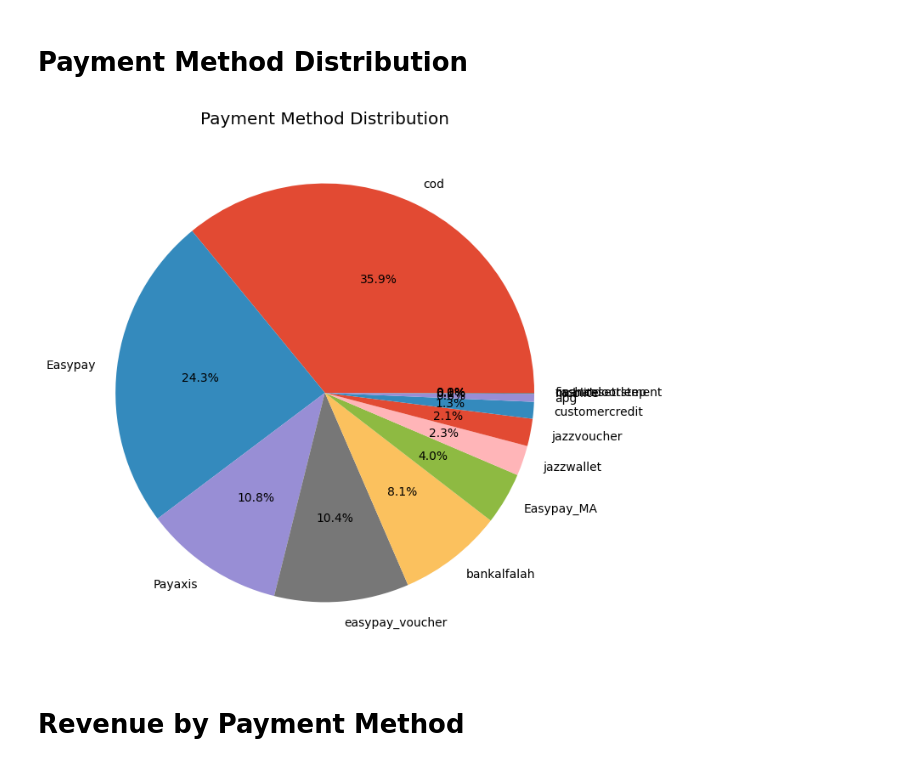
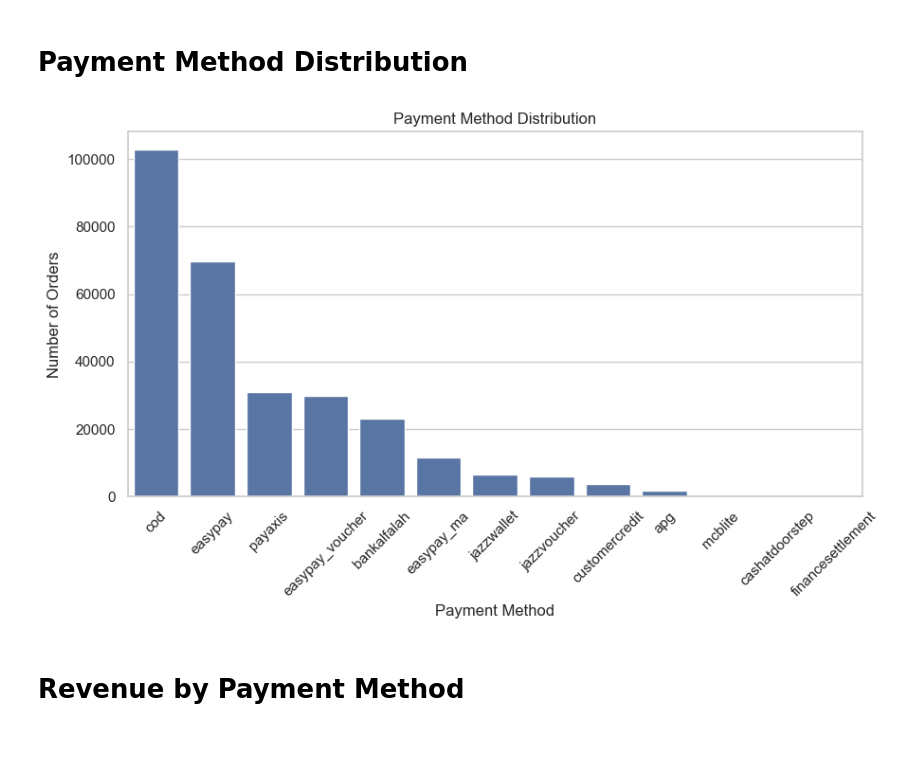
Before and after one commit to fanta2k5/PRO2291_duantotnghiep1, a Jupyter notebook: notebooks/Visualization/promotion_dashboard.ipynb, the cells around one changed output. Saved outputs shown, nothing was run; the diff lists cells and outputs as text; code cells hidden in the pictures.

```diff
--- a/notebooks/Visualization/promotion_dashboard.ipynb
+++ b/notebooks/Visualization/promotion_dashboard.ipynb
@@ -189,28 +97,27 @@ plt.show()
 # %% [markdown]
 # Payment Method Distribution
-# %%
-# ==========================================
-# PHÂN BỐ PHƯƠNG THỨC THANH TOÁN
-# ==========================================
-
-payment_count = (
-    df["payment_method"]
-      .value_counts()
-)
-
-plt.figure(figsize=(8,8))
-
-plt.pie(
-    payment_count,
-    labels=payment_count.index,
-    autopct="%1.1f%%"
-)
-
-plt.title("Payment Method Distribution")
-
-plt.show()
-# %% [output]
-[figure, removed]
+# %%
+payment_count = (
+    df["payment_method"]
+    .value_counts()
+)
+
+plt.figure(figsize=(10,5))
+
+sns.barplot(
+    x=payment_count.index,
+    y=payment_count.values
+)
+
+plt.title("Payment Method Distribution")
+plt.xlabel("Payment Method")
+plt.ylabel("Number of Orders")
+
+plt.xticks(rotation=45)
+
+plt.show()
+# %% [output]
+[figure, added]
 # %% [markdown]
 # Revenue by Payment Method
 # %%
```
Also changed, not shown: parts of 21 cells of this notebook, 2 other files.
